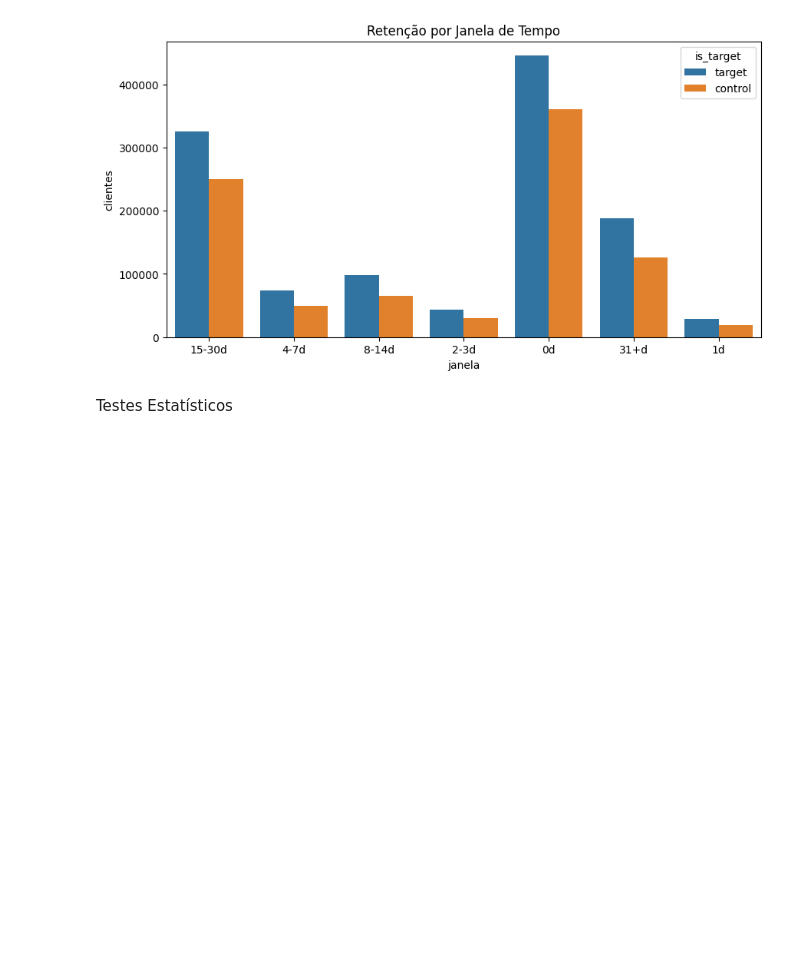
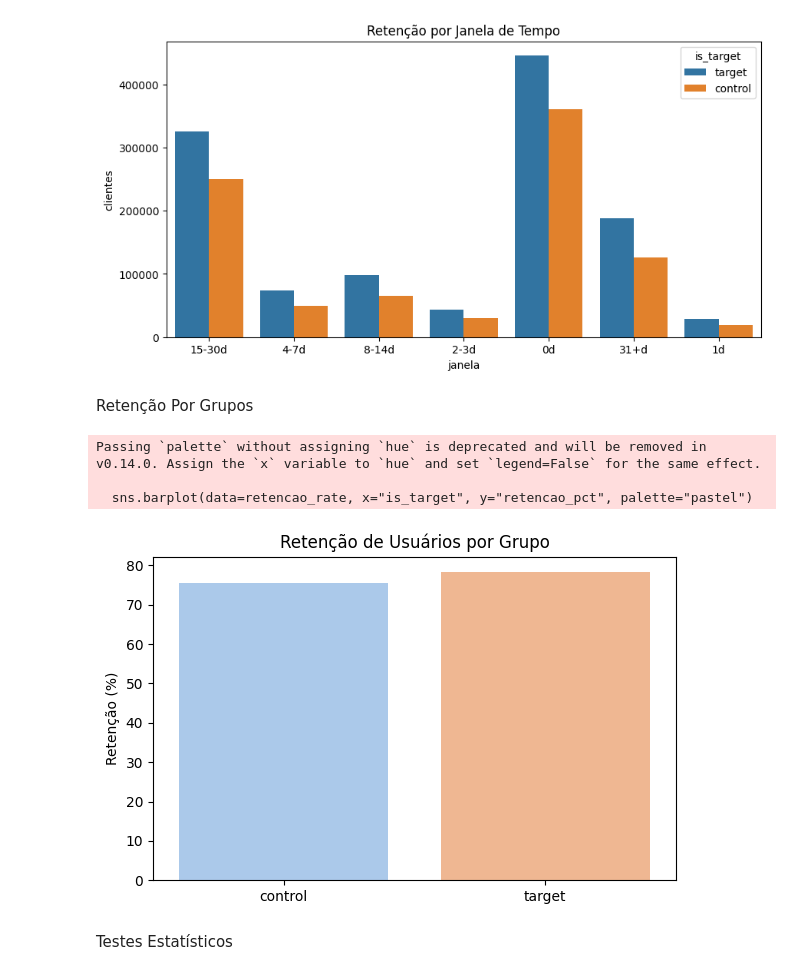
Before and after one commit to Mauricioscardoso/mauriciocase, a Jupyter notebook: Script_Teste_ifood.ipynb, the cells around one changed output. Saved outputs shown, nothing was run; the diff lists cells and outputs as text; code cells hidden in the pictures; blank space fills up the shorter version.

```diff
--- a/Script_Teste_ifood.ipynb
+++ b/Script_Teste_ifood.ipynb
@@ -172,6 +173,56 @@ plt.title("Retenção por Janela de Tempo")
 plt.show()
 # %% [output]
 [figure]
+# %% [markdown]
+Retenção Por Grupos
+# %%
+from pyspark.sql.functions import to_date, col, datediff, when
+import pandas as pd
+import matplotlib.pyplot as plt
+import seaborn as sns
+
+# 1. Criação do DataFrame retencao
+primeira = orders_ab.withColumn("data", to_date("order_created_at"))\
+    .groupBy("customer_id").agg(spark_min("data").alias("primeira"))
+
+retencao = orders_ab.withColumn("data", to_date("order_created_at"))\
+    .join(primeira, "customer_id")\
+    .withColumn("dias_desde_primeira", datediff(col("data"), col("primeira")))\
+    .withColumn("janela", when(col("dias_desde_primeira") <= 0, "0d")
+                          .when(col("dias_desde_primeira") <= 1, "1d")
+                          .when(col("dias_desde_primeira") <= 3, "2-3d")
+                          .when(col("dias_desde_primeira") <= 7, "4-7d")
+                          .when(col("dias_desde_primeira") <= 14, "8-14d")
+                          .when(col("dias_desde_primeira") <= 30, "15-30d")
+                          .otherwise("31+d"))
+
+# 2. Criar ret_df com flag de retenção
+ret_df = retencao.withColumn(
+    "retido", when(col("dias_desde_primeira") == 0, 0).otherwise(1)
+).select("is_target", "retido").toPandas()
+
+# 3. Cálculo da taxa de retenção
+retencao_rate = (
+    ret_df.groupby("is_target")["retido"]
+    .mean()
+    .reset_index()
+    .rename(columns={"retido": "retencao_pct"})
+)
+retencao_rate["retencao_pct"] *= 100
+
+# 4. Gráfico de retenção
+plt.figure(figsize=(6, 4))
+sns.barplot(data=retencao_rate, x="is_target", y="retencao_pct", palette="pastel")
+plt.title("Retenção de Usuários por Grupo")
+plt.ylabel("Retenção (%)")
+plt.xlabel("")
+plt.tight_layout()
+plt.show()
+# %% [output]
+Passing `palette` without assigning `hue` is deprecated and will be removed in v0.14.0. Assign the `x` variable to `hue` and set `legend=False` for the same effect.
+
+  sns.barplot(data=retencao_rate, x="is_target", y="retencao_pct", palette="pastel")
+[figure, added]
 # %% [markdown]
 Testes Estatísticos
 # %%
```
Also changed, not shown: parts of 4 cells of this notebook.
